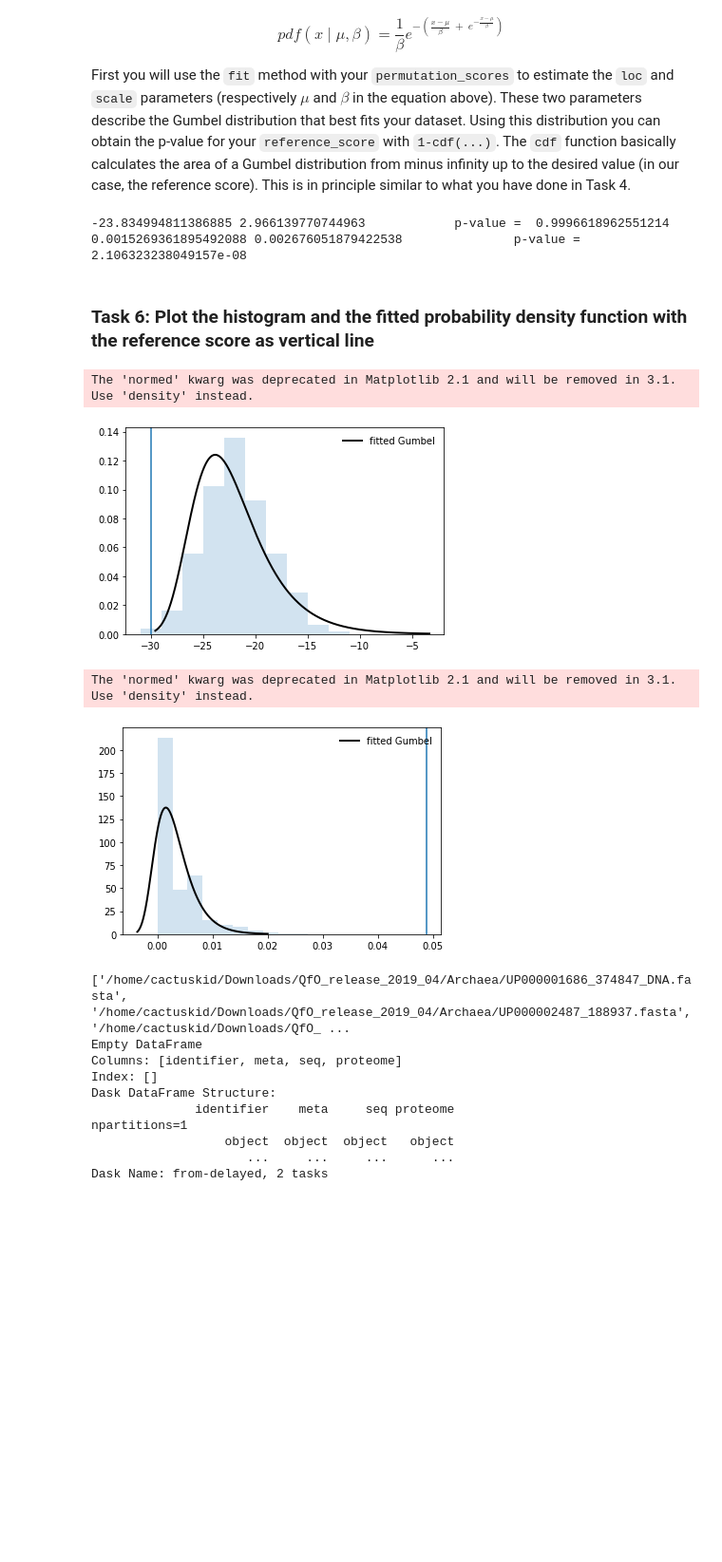
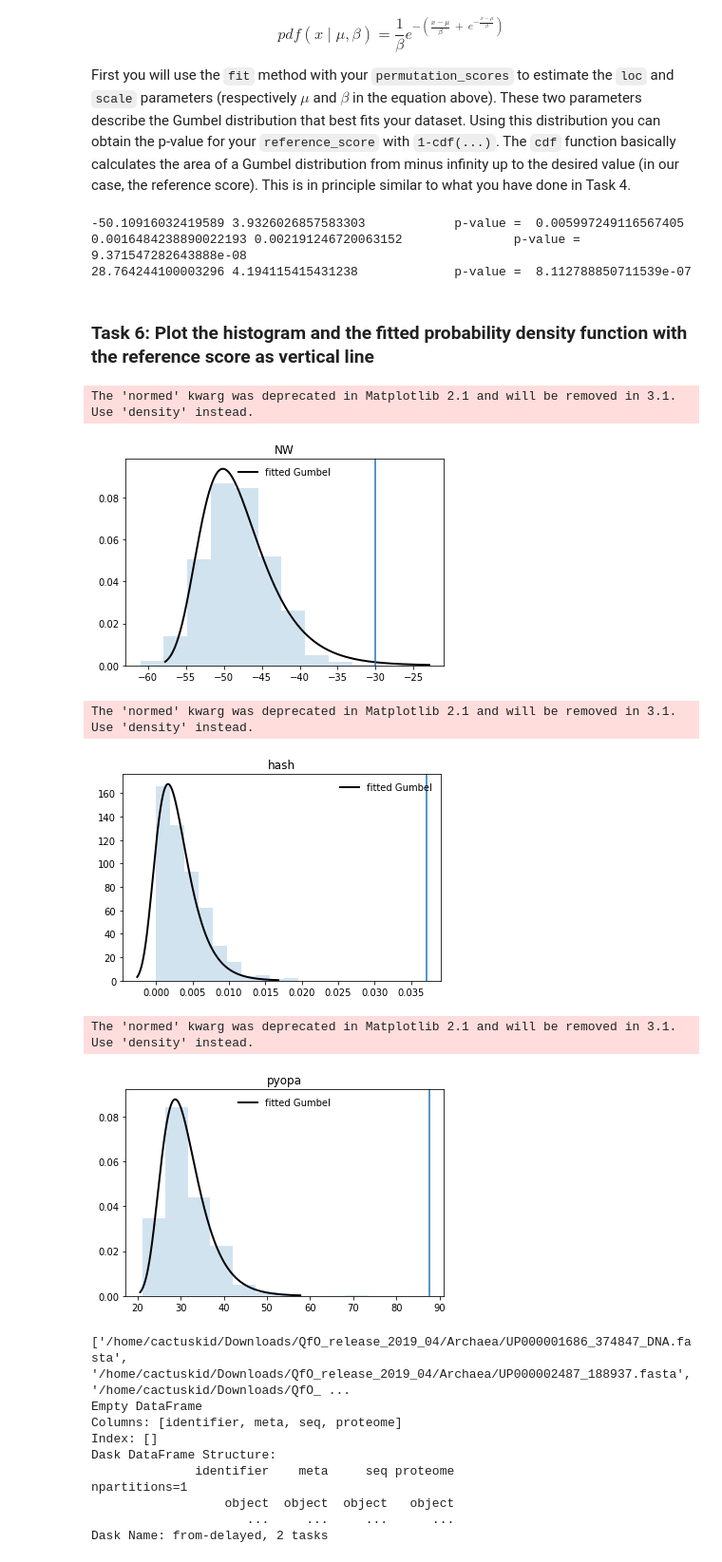
Before and after one commit to cactuskid/orthopipeline, a Jupyter notebook: minhash_orthopipeline.ipynb, the cells around one changed output. Shown: that part at 95% size. Saved outputs shown, nothing was run; the diff lists cells and outputs as text; code cells hidden in the pictures; blank space fills up the shorter version.

```diff
--- a/minhash_orthopipeline.ipynb
+++ b/minhash_orthopipeline.ipynb
@@ -156,7 +156,7 @@ from datasketch import MinHash
 def splitseq(seq,k):
     return [ seq[i:(i+k)] for i in range( len(seq)-k+1) ]
 
-def gen_kmers(seq, maxk= 7, mink = 3):
+def gen_kmers(seq, maxk= 8, mink = 3):
     if maxk is None:
         maxk = len(seq)
     return [ s for k in range(mink,maxk) for s in splitseq(seq ,k)]
@@ -206,3 +207,14 @@ for res, value in results.items():
 score -30.0
 align1 FNMAD-STEPNLPDSQESFSEFWCSSL-QTNDFPNIVID---E-SALPAT-SNWQTYTTMA-----PVCS--LLDIGA-QINHGDDTGLFDFNVEAGELLGRRVVS
 align2 MAVADTS-ELNFPDSQESFSDFWMNTLSENNELPSWQTDLNQEYDQCKETVDVLQLDTTKANDIEFPV-SEFLTSSQASQQSIG-D--L--F---A-QSL----PS
+# %%
+import pyopa
+import os
+log_pam1_env = pyopa.read_env_json(os.path.join(pyopa.matrix_dir(), 'logPAM1.json'))
+s1 = pyopa.Sequence('GCANLVSRLENNSRLLNRDLIAVKINADVYKDPNAGALRL')
+s2 = pyopa.Sequence('GCANPSTLETNSQLVNRELIAVKINPRVYKGPNLGAFRL')
+
+# super fast check whether the alignment reaches a given min-score
+min_score = 100
+pam250_env = pyopa.generate_env(log_pam1_env, 250, min_score)
+pyopa.align_short(s1, s2, pam250_env)
@@ -335,49 +354,73 @@ from scipy.stats import gumbel_r
 # estimate the parameter loc and scale using the fit function
 loc,scale = gumbel_r.fit(permutation_scores)
 loc2,scale2 = gumbel_r.fit(permutation_scores_hash)
+loc3,scale3 = gumbel_r.fit(permutation_scores_pyopa)
 
 # calculate the p-value
 
 p_value = 1.-gumbel_r.cdf(reference_score, loc=loc, scale=scale )
 p_value2 = 1.-gumbel_r.cdf(reference_score_hash, loc=loc2, scale=scale2 )
 
+p_value3 = 1.-gumbel_r.cdf(reference_score_pyopa, loc=loc3, scale=scale3 )
+
 #-----your code-----
 print (loc,scale, "\t\t p-value = ", p_value)
 print (loc2,scale2, "\t\t p-value = ", p_value2)
+print (loc3,scale3, "\t\t p-value = ", p_value3)
 # %% [output]
--23.834994811386885 2.966139770744963            p-value =  0.9996618962551214
-0.0015269361895492088 0.002676051879422538               p-value =  2.106323238049157e-08
+-50.10916032419589 3.9326026857583303            p-value =  0.005997249116567405
+0.0016484238890022193 0.002191246720063152               p-value =  9.371547282643888e-08
+28.764244100003296 4.194115415431238             p-value =  8.112788850711539e-07
 # %% [markdown]
 ### Task 6: Plot the histogram and the fitted probability density function with the reference score as vertical line
 # %%
 fig, ax = plt.subplots(1, 1)
+plt.title('NW')
+
 x = numpy.linspace(gumbel_r.ppf(0.001,loc=loc, scale=scale),gumbel_r.ppf(0.999,loc=loc, scale=scale), 1000)
 
 #-----your code: implementation-----
 ax.plot(x, gumbel_r.pdf(x, loc=loc, scale=scale), 'k-', lw=2, label='fitted Gumbel')
 ax.hist(permutation_scores, normed=True, histtype='stepfilled', alpha=0.2)
 ax.legend(loc='best', frameon=False)
 ax.axvline(reference_score)
 #-----your code-----
 
 plt.show()
 
 
 
 fig, ax = plt.subplots(1, 1)
+plt.title('hash')
+
 x = numpy.linspace(gumbel_r.ppf(0.001,loc=loc2, scale=scale2),gumbel_r.ppf(0.999,loc=loc2, scale=scale2), 1000)
 
 #-----your code: implementation-----
 ax.plot(x, gumbel_r.pdf(x, loc=loc2, scale=scale2), 'k-', lw=2, label='fitted Gumbel')
 ax.hist(permutation_scores_hash, normed=True, histtype='stepfilled', alpha=0.2)
 ax.legend(loc='best', frameon=False)
 ax.axvline(reference_score_hash)
 #-----your code-----
 
 plt.show()
+
+fig, ax = plt.subplots(1, 1)
+plt.title('pyopa')
+x = numpy.linspace(gumbel_r.ppf(0.001,loc=loc3, scale=scale3),gumbel_r.ppf(0.999,loc=loc3, scale=scale3), 1000)
+
+#-----your code: implementation-----
+ax.plot(x, gumbel_r.pdf(x, loc=loc3, scale=scale3), 'k-', lw=2, label='fitted Gumbel')
+ax.hist(permutation_scores_pyopa, normed=True, histtype='stepfilled', alpha=0.2)
+ax.legend(loc='best', frameon=False)
+ax.axvline(reference_score_pyopa)
+#-----your code-----
+
+plt.show()
 # %% [output]
 The 'normed' kwarg was deprecated in Matplotlib 2.1 and will be removed in 3.1. Use 'density' instead.
-[figure, old version]
+[figure, new version]
 The 'normed' kwarg was deprecated in Matplotlib 2.1 and will be removed in 3.1. Use 'density' instead.
-[figure, old version]
+[figure, new version]
+The 'normed' kwarg was deprecated in Matplotlib 2.1 and will be removed in 3.1. Use 'density' instead.
+[figure, added]
 # %%
```
Also changed, not shown: parts of 7 cells of this notebook, 1 other file.
